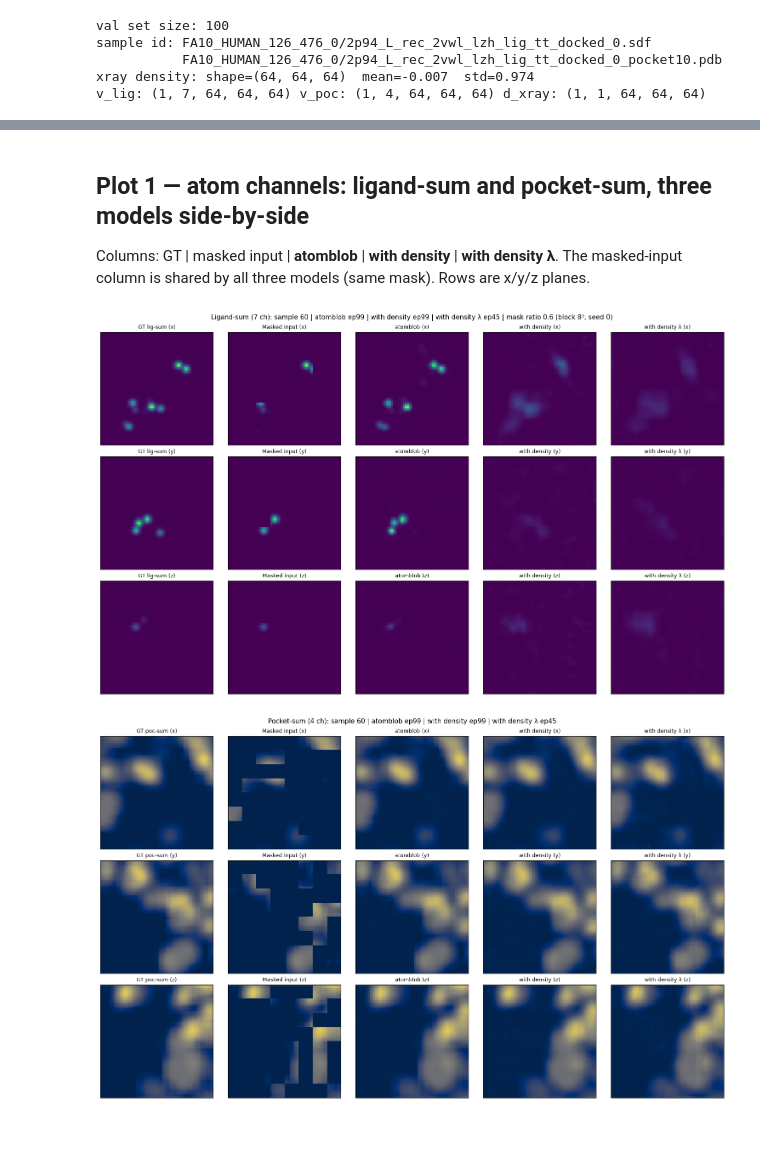
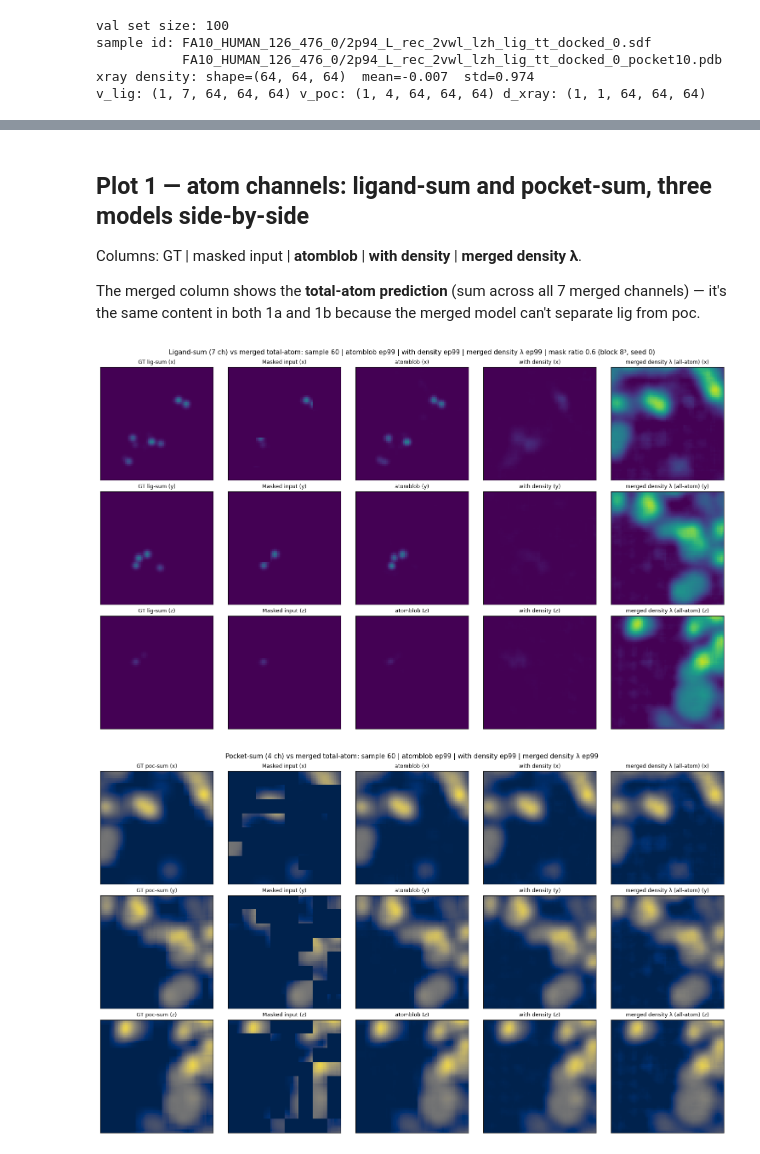
Before and after one commit to seonghyun26/VoxBind, a Jupyter notebook: notebook/260528_mae_atomblob_vs_density.ipynb, the cells around one changed output, grey strips where cells are left out. Drawn from its saved outputs; the diff is of its cells as text; code cells hidden in the pictures.

```diff
--- a/notebook/260528_mae_atomblob_vs_density.ipynb
+++ b/notebook/260528_mae_atomblob_vs_density.ipynb
@@ -35,7 +40,7 @@ from voxbind.dataset.crossdocked_xray import DatasetCrossDockedXray
 from voxbind.voxelizer import Voxelizer
 from voxbind.constants import ELEMENTS_HASH_CROSSDOCKED
 
-device = torch.device('cuda:7' if torch.cuda.is_available() else 'cpu')
+device = torch.device('cuda:0' if torch.cuda.is_available() else 'cpu')
 torch.set_grad_enabled(False)
 print('device:', device)
 # %% [output]
@@ -146,7 +183,12 @@ v_lig: (1, 7, 64, 64, 64) v_poc: (1, 4, 64, 64, 64) d_xray: (1, 1, 64, 64, 64)
 # %%
 # ── assemble inputs + a single shared block mask ─────────────────────────────
 x_atom_clean = torch.cat([v_lig, v_poc], dim=1)                  # (1, 11, G³) — for atomblob
-x_full_clean = torch.cat([v_lig, v_poc, d_xray], dim=1)          # (1, 12, G³) — for the two +density models
+x_full_clean = torch.cat([v_lig, v_poc, d_xray], dim=1)          # (1, 12, G³) — for `with density`
+
+# Merged-7 atoms: pocket C/O/N/S folded into ligand C/O/N/S; F/Cl/P stay lig-only.
+v_merged = v_lig.clone()
+v_merged[:, :4] = v_merged[:, :4] + v_poc                        # (1, 7, G³)
+x_merged_clean = torch.cat([v_merged, d_xray], dim=1)            # (1, 8, G³) — for `merged density λ`
 
 # One mask, identical voxel positions for all three forwards.
 g_mask = torch.Generator(device=device).manual_seed(SEED_MASK)
@@ -157,15 +199,16 @@ mask = blocks.repeat_interleave(BLOCK_SIZE, 2)\
              .repeat_interleave(BLOCK_SIZE, 3)\
              .repeat_interleave(BLOCK_SIZE, 4)                    # (1, 1, G, G, G)
 
-x_atom_in = x_atom_clean * (~mask).to(x_atom_clean.dtype)         # (1, 11, G³)
-x_full_in = x_full_clean * (~mask).to(x_full_clean.dtype)         # (1, 12, G³)
+x_atom_in   = x_atom_clean   * (~mask).to(x_atom_clean.dtype)     # (1, 11, G³)
+x_full_in   = x_full_clean   * (~mask).to(x_full_clean.dtype)     # (1, 12, G³)
+x_merged_in = x_merged_clean * (~mask).to(x_merged_clean.dtype)   # (1,  8, G³)
 
 print(f'mask fraction (voxel): {mask.float().mean().item():.3f}  (target {MASK_RATIO})')
 n_blocks = (GRID_DIM // BLOCK_SIZE) ** 3
 print(f'masked blocks: {blocks.sum().item()}/{n_blocks}')
-print(f'x_atom_clean: {tuple(x_atom_clean.shape)}  pos-frac (>0.05) = '
-      f'{(x_atom_clean > STRUCT_POS_THRESH).float().mean().item():.4f}')
-print(f'x_full_clean: {tuple(x_full_clean.shape)}  (atoms 0:11, density at index 11)')
+print(f'x_atom_clean   : {tuple(x_atom_clean.shape)}    (lig 0:7  + poc 7:11)')
+print(f'x_full_clean   : {tuple(x_full_clean.shape)}    (atoms 0:11 + density 11)')
+print(f'x_merged_clean : {tuple(x_merged_clean.shape)}     (merged atoms 0:7 + density 7)')
 # %% [output]
 mask fraction (voxel): 0.580  (target 0.6)
 masked blocks: 297/512
@@ -174,11 +218,11 @@ x_full_clean: (1, 12, 64, 64, 64)  (atoms 0:11, density at index 11)
 # %%
 # ── forward all three models on their respective inputs ──────────────────
 out_atom,  _ = m_atom(x_atom_in)                                 # (1, 11, G³)
-out_dens,  _ = m_dens(x_full_in)                                 # (1, 12, G³)
-out_densl, _ = m_densl(x_full_in)                                # (1, 12, G³)
+out_dens,  _ = m_dens(x_full_in)                                 # (1, 12, G³); density at idx 11
+out_densl, _ = m_densl(x_merged_in)                              # (1,  8, G³); density at idx 7
 print('atomblob          output:', tuple(out_atom.shape))
 print('with density      output:', tuple(out_dens.shape),  '  (last channel = density)')
-print('with density λ    output:', tuple(out_densl.shape), '  (last channel = density)')
+print('merged density λ  output:', tuple(out_densl.shape), '  (atoms 0:7, density 7)')
 # %% [output]
 atomblob          output: (1, 11, 64, 64, 64)
 with density      output: (1, 12, 64, 64, 64)   (last channel = density)
@@ -260,50 +333,54 @@ def show(ax, img, title, cmap='gray', vmin=None, vmax=None):
 # %% [markdown]
 ## Plot 1 — atom channels: ligand-sum and pocket-sum, three models side-by-side
 
-Columns: GT | masked input | **atomblob** | **with density** | **with density λ**. The masked-input column is shared by all three models (same mask). Rows are x/y/z planes.
+Columns: GT | masked input | **atomblob** | **with density** | **merged density λ**.
+
+The merged column shows the **total-atom prediction** (sum across all 7 merged channels) — it's the same content in both 1a and 1b because the merged model can't separate lig from poc.
 # %%
-# ── plot 1a: ligand-sum (7 ch) — GT | masked | atomblob | with density | with density λ ──
+# ── plot 1a: ligand-sum (7 ch) — atomblob/with density show lig 0:7;
+#    merged shows all-7 merged channels (no lig/poc separation possible) ───────
 mask_3d = mask[0, 0]
 tgt_lig    = x_full_clean[0, :7].sum(0)
 in_lig     = (x_full_clean[0, :7] * (~mask_3d.bool()).float()).sum(0)
 pred_lig_a = out_atom[0, :7].sum(0)
 pred_lig_d = out_dens[0, :7].sum(0)
-pred_lig_l = out_densl[0, :7].sum(0)
+pred_merg  = out_densl[0, :7].sum(0)                  # merged total atom prediction
 
 vmax_lig = max(tgt_lig.max().item(), pred_lig_a.max().item(),
-               pred_lig_d.max().item(), pred_lig_l.max().item(), 1e-3)
+               pred_lig_d.max().item(), pred_merg.max().item(), 1e-3)
 
 fig, axes = plt.subplots(3, 5, figsize=(15, 9), constrained_layout=True)
 for i, ax_name in enumerate(['x', 'y', 'z']):
     show(axes[i, 0], take_slice(tgt_lig, ax_name, SLICE_OFFSET),
          f'GT lig-sum ({ax_name})',         cmap='viridis', vmin=0, vmax=vmax_lig)
     show(axes[i, 1], take_slice(in_lig, ax_name, SLICE_OFFSET),
          f'Masked input ({ax_name})',       cmap='viridis', vmin=0, vmax=vmax_lig)
     show(axes[i, 2], take_slice(pred_lig_a, ax_name, SLICE_OFFSET),
          f'atomblob ({ax_name})',           cmap='viridis', vmin=0, vmax=vmax_lig)
     show(axes[i, 3], take_slice(pred_lig_d, ax_name, SLICE_OFFSET),
          f'with density ({ax_name})',       cmap='viridis', vmin=0, vmax=vmax_lig)
-    show(axes[i, 4], take_slice(pred_lig_l, ax_name, SLICE_OFFSET),
-         f'with density λ ({ax_name})',     cmap='viridis', vmin=0, vmax=vmax_lig)
+    show(axes[i, 4], take_slice(pred_merg, ax_name, SLICE_OFFSET),
+         f'merged density λ (all-atom) ({ax_name})', cmap='viridis', vmin=0, vmax=vmax_lig)
 fig.suptitle(
-    f"Ligand-sum (7 ch): sample {SAMPLE_IDX} | atomblob ep{ck_atom.get('epoch')} | "
-    f"with density ep{ck_dens.get('epoch')} | with density λ ep{ck_densl.get('epoch')} | "
+    f"Ligand-sum (7 ch) vs merged total-atom: sample {SAMPLE_IDX} | atomblob ep{ck_atom.get('epoch')} | "
+    f"with density ep{ck_dens.get('epoch')} | merged density λ ep{ck_densl.get('epoch')} | "
     f"mask ratio {MASK_RATIO} (block {BLOCK_SIZE}³, seed {SEED_MASK})",
     fontsize=11,
 )
 plt.show()
 # %% [output]
-[figure, old version]
+[figure, new version]
 # %%
-# ── plot 1b: pocket-sum (4 ch) — GT | masked | atomblob | with density | with density λ ─
+# ── plot 1b: pocket-sum (4 ch) — atomblob/with density show poc 7:11;
+#    merged shows all-7 merged channels (same content as 1a's merged col) ──────
 tgt_poc    = x_full_clean[0, 7:11].sum(0)
 in_poc     = (x_full_clean[0, 7:11] * (~mask_3d.bool()).float()).sum(0)
 pred_poc_a = out_atom[0, 7:11].sum(0)
 pred_poc_d = out_dens[0, 7:11].sum(0)
-pred_poc_l = out_densl[0, 7:11].sum(0)
+pred_merg  = out_densl[0, :7].sum(0)                  # merged total atom prediction (same as 1a)
 
 vmax_poc = max(tgt_poc.max().item(), pred_poc_a.max().item(),
-               pred_poc_d.max().item(), pred_poc_l.max().item(), 1e-3)
+               pred_poc_d.max().item(), pred_merg.max().item(), 1e-3)
 
 fig, axes = plt.subplots(3, 5, figsize=(15, 9), constrained_layout=True)
 for i, ax_name in enumerate(['x', 'y', 'z']):
@@ -315,16 +392,16 @@ for i, ax_name in enumerate(['x', 'y', 'z']):
          f'atomblob ({ax_name})',           cmap='cividis', vmin=0, vmax=vmax_poc)
     show(axes[i, 3], take_slice(pred_poc_d, ax_name, SLICE_OFFSET),
          f'with density ({ax_name})',       cmap='cividis', vmin=0, vmax=vmax_poc)
-    show(axes[i, 4], take_slice(pred_poc_l, ax_name, SLICE_OFFSET),
-         f'with density λ ({ax_name})',     cmap='cividis', vmin=0, vmax=vmax_poc)
+    show(axes[i, 4], take_slice(pred_merg, ax_name, SLICE_OFFSET),
+         f'merged density λ (all-atom) ({ax_name})', cmap='cividis', vmin=0, vmax=vmax_poc)
 fig.suptitle(
-    f"Pocket-sum (4 ch): sample {SAMPLE_IDX} | atomblob ep{ck_atom.get('epoch')} | "
-    f"with density ep{ck_dens.get('epoch')} | with density λ ep{ck_densl.get('epoch')}",
+    f"Pocket-sum (4 ch) vs merged total-atom: sample {SAMPLE_IDX} | atomblob ep{ck_atom.get('epoch')} | "
+    f"with density ep{ck_dens.get('epoch')} | merged density λ ep{ck_densl.get('epoch')}",
     fontsize=11,
 )
 plt.show()
 # %% [output]
-[figure, old version]
+[figure, new version]
 # %% [markdown]
 ## Plot 2 — density channel (only the two +density models predict this)
 
```
Also changed, not shown: parts of 14 cells of this notebook, 9 other files.
